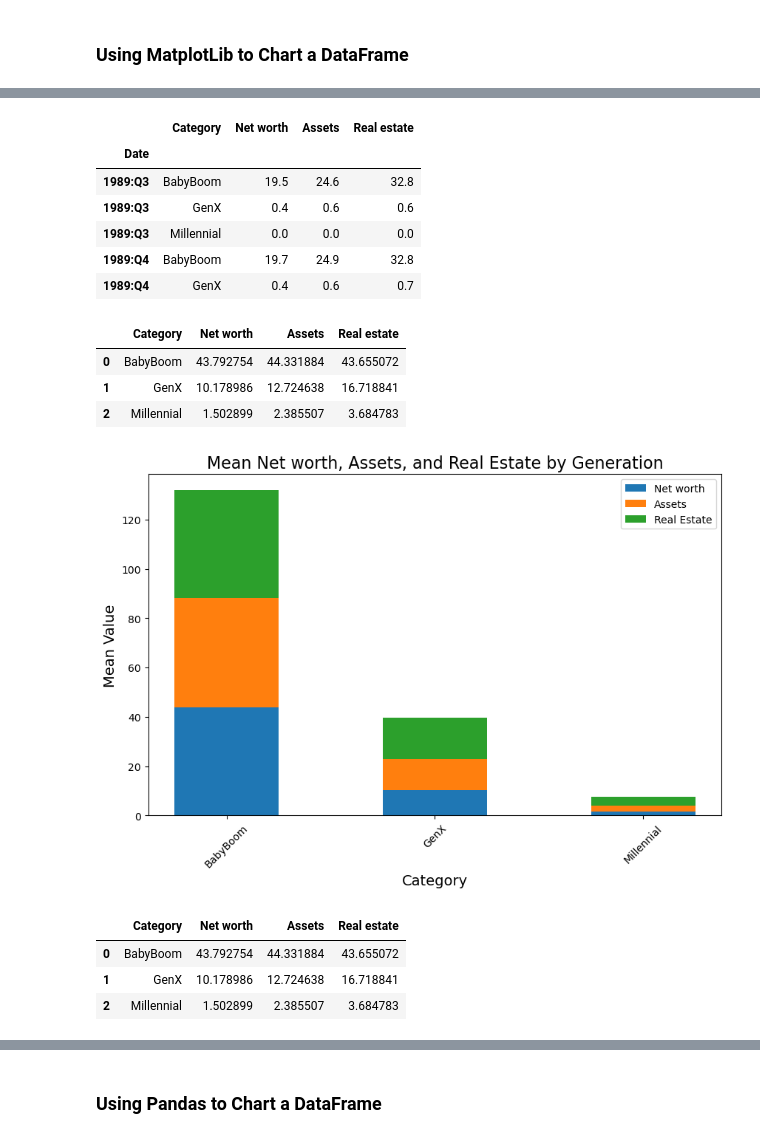
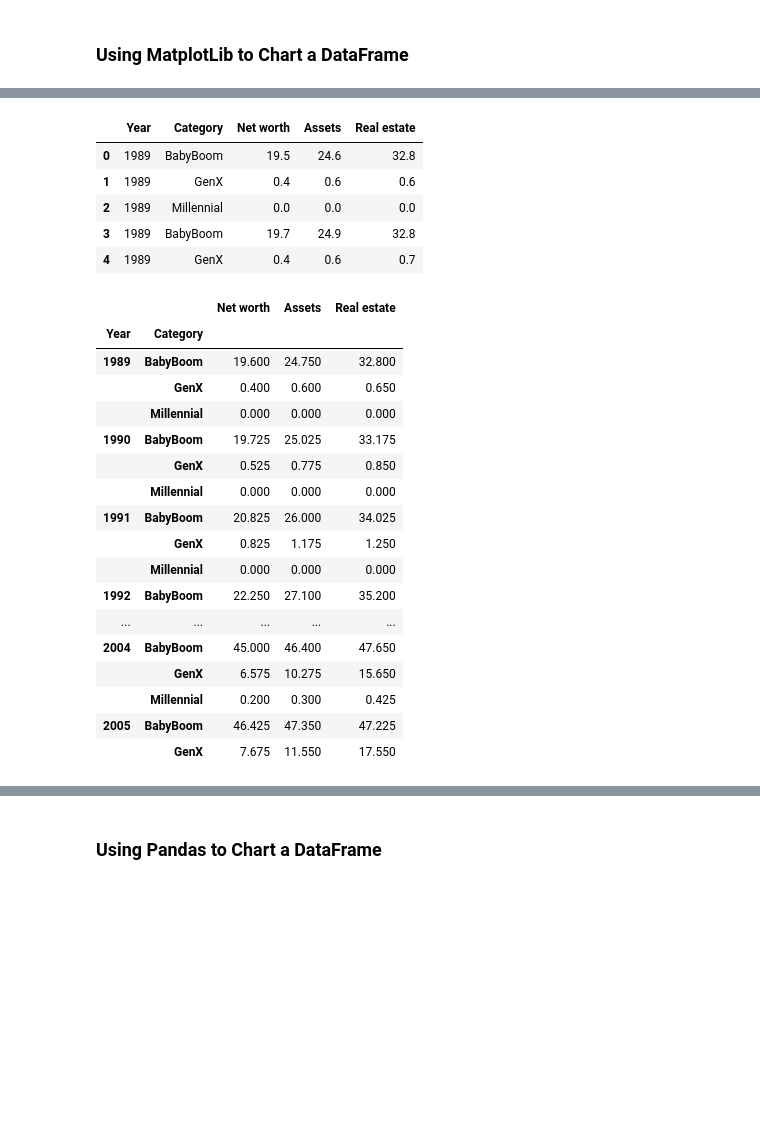
Before and after one commit to JCamp-12/AI-Project-1, a Jupyter notebook: Gen_data.ipynb, the cells around one changed output, grey strips where cells are left out. Saved outputs shown, nothing was run; the diff lists cells and outputs as text; code cells hidden in the pictures; blank space fills up the shorter version.

```diff
--- a/Gen_data.ipynb
+++ b/Gen_data.ipynb
@@ -18,5 +18,8 @@ gen_df.head()
 | 4 | 1989:Q4 | Silent | 79.8 | 74.5 | 66.5 | 55.5 | 81.5 | ... |
 # %%
 #Trying to make 'Date' column into a datetime data type
-gen_df['Date'] = pd.to_datetime(gen_df['Date'], format='%Y:Q%q')
+gen_df['Date'] = pd.to_datetime(gen_df['Date'], format='%Y:Q%m')
+
+gen_df['Year'] = gen_df['Date'].dt.year
+gen_df
 # %% [output]
@@ -45,4 +60,4 @@ filtered_gen_df.head()
 # %%
-multi_gen_df = filtered_gen_df.set_index(["Date"])
+multi_gen_df = filtered_gen_df.set_index(["Year"])
 multi_gen_df.head()
 # %% [output]
@@ -56,45 +71,33 @@ multi_gen_df.head()
 # %%
-# Making 'Date' the index.
-final_gen_df = multi_gen_df[["Category", "Net worth", "Assets", "Real estate"]]
+# Making 'Year' the index.
+final_gen_df = multi_gen_df[["Category", "Net worth", "Assets", "Real estate"]].reset_index('Year')
 final_gen_df.head()
 # %% [output]
-|  | Category | Net worth | Assets | Real estate |
-| Date |  |  |  |  |
-| 1989:Q3 | BabyBoom | 19.5 | 24.6 | 32.8 |
-| 1989:Q3 | GenX | 0.4 | 0.6 | 0.6 |
-| 1989:Q3 | Millennial | 0.0 | 0.0 | 0.0 |
-| 1989:Q4 | BabyBoom | 19.7 | 24.9 | 32.8 |
-| 1989:Q4 | GenX | 0.4 | 0.6 | 0.7 |
+|  | Year | Category | Net worth | Assets | Real estate |
+| 0 | 1989 | BabyBoom | 19.5 | 24.6 | 32.8 |
+| 1 | 1989 | GenX | 0.4 | 0.6 | 0.6 |
+| 2 | 1989 | Millennial | 0.0 | 0.0 | 0.0 |
+| 3 | 1989 | BabyBoom | 19.7 | 24.9 | 32.8 |
+| 4 | 1989 | GenX | 0.4 | 0.6 | 0.7 |
 # %%
-#Finding the average for each column grouped by generation. Resetting the index inpreperation for bar graph.
-grouped_final_df = final_gen_df.groupby('Category')[['Net worth', 'Assets', 'Real estate']].mean().reset_index()
-grouped_final_df
+grouped_final_df = final_gen_df.groupby(['Year', 'Category'])[['Net worth', 'Assets', 'Real estate']].mean()
+grouped_final_df.head(50)
 # %% [output]
-|  | Category | Net worth | Assets | Real estate |
-| 0 | BabyBoom | 43.792754 | 44.331884 | 43.655072 |
-| 1 | GenX | 10.178986 | 12.724638 | 16.718841 |
-| 2 | Millennial | 1.502899 | 2.385507 | 3.684783 |
+|  |  | Net worth | Assets | Real estate |
+| Year | Category |  |  |  |
+| 1989 | BabyBoom | 19.600 | 24.750 | 32.800 |
+|  | GenX | 0.400 | 0.600 | 0.650 |
+|  | Millennial | 0.000 | 0.000 | 0.000 |
+| 1990 | BabyBoom | 19.725 | 25.025 | 33.175 |
+|  | GenX | 0.525 | 0.775 | 0.850 |
+|  | Millennial | 0.000 | 0.000 | 0.000 |
+| 1991 | BabyBoom | 20.825 | 26.000 | 34.025 |
+|  | GenX | 0.825 | 1.175 | 1.250 |
+|  | Millennial | 0.000 | 0.000 | 0.000 |
+| 1992 | BabyBoom | 22.250 | 27.100 | 35.200 |
+| ... | ... | ... | ... | ... |
+| 2004 | BabyBoom | 45.000 | 46.400 | 47.650 |
+|  | GenX | 6.575 | 10.275 | 15.650 |
+|  | Millennial | 0.200 | 0.300 | 0.425 |
+| 2005 | BabyBoom | 46.425 | 47.350 | 47.225 |
+|  | GenX | 7.675 | 11.550 | 17.550 |
-# %%
-#Bar graph showing the mean of each generation in Networth, Assets, and Real estate. This is not by grouped by age 35.
-plt.figure(figsize=(10,6))
-
-bars = plt.bar(grouped_final_df['Category'], grouped_final_df['Net worth'], width=0.5)
-bars = plt.bar(grouped_final_df['Category'], grouped_final_df['Assets'], width=0.5, bottom=grouped_final_df['Net worth'])
-bars = plt.bar(grouped_final_df['Category'], grouped_final_df['Real estate'], width=0.5, bottom=grouped_final_df['Assets']+grouped_final_df['Net worth'])
-
-plt.xlabel('Category', fontsize=14)
-plt.ylabel('Mean Value', fontsize=14)
-plt.xticks(grouped_final_df['Category'], rotation=45)
-plt.legend(['Net worth', 'Assets', 'Real Estate'])
-plt.title('Mean Net worth, Assets, and Real Estate by Generation', fontsize=16)
-
-plt.show()
-# %% [output]
-[figure, removed]
-# %%
-grouped_final_df
-# %% [output]
-|  | Category | Net worth | Assets | Real estate |
-| 0 | BabyBoom | 43.792754 | 44.331884 | 43.655072 |
-| 1 | GenX | 10.178986 | 12.724638 | 16.718841 |
-| 2 | Millennial | 1.502899 | 2.385507 | 3.684783 |
```
Also changed, not shown: parts of 10 cells of this notebook.
